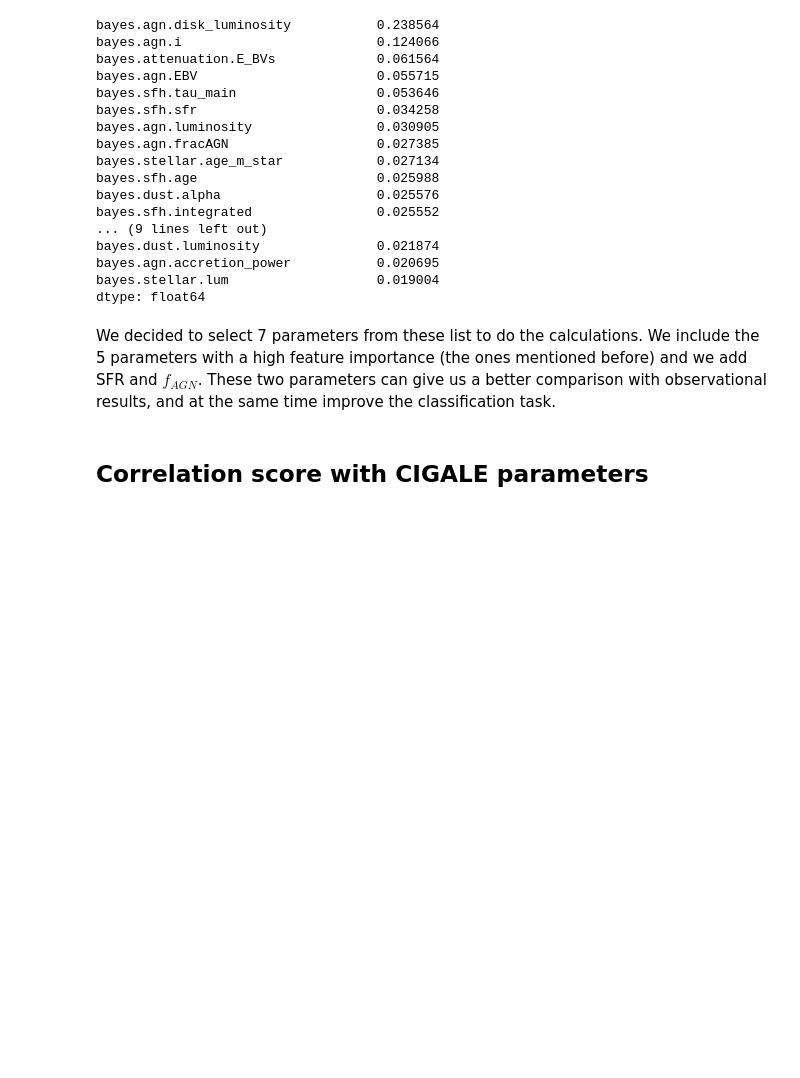
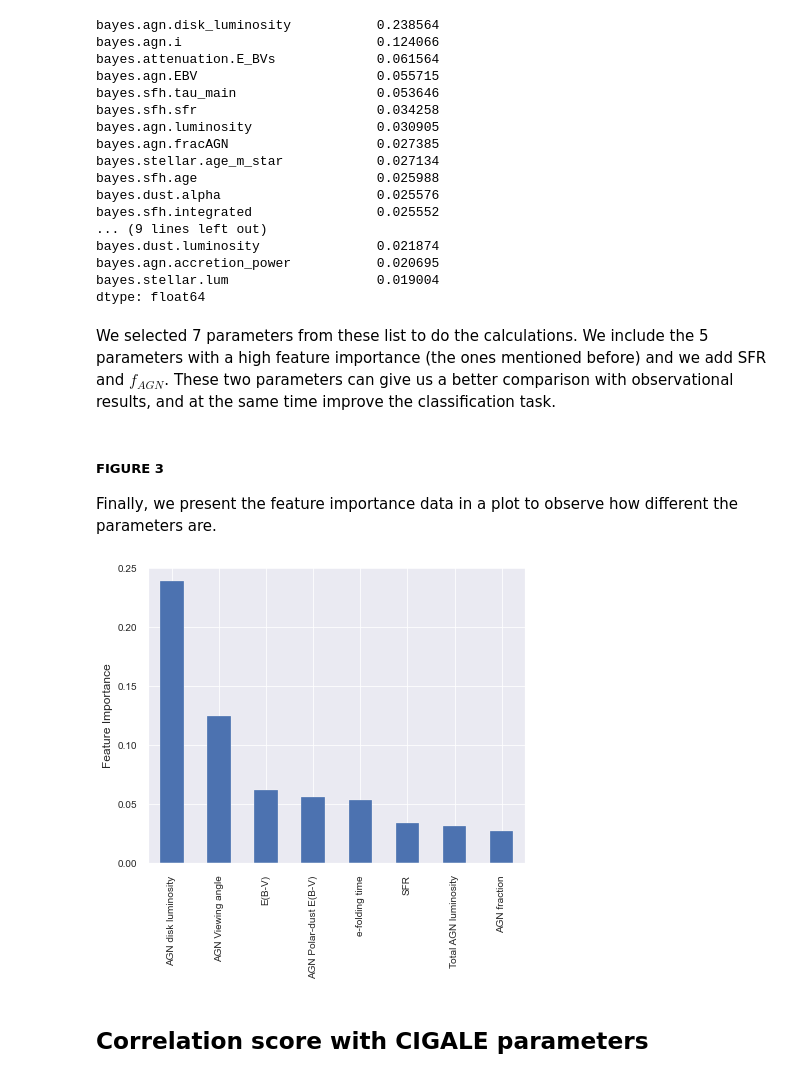
Before and after one commit to aframosp/AGNView, a Jupyter notebook: 10_Analysis_Tables.ipynb, the cells around one changed output. Cells and saved outputs as stored; diff of their text form; code cells hidden in the pictures; blank space fills up the shorter version.

Commit message:
Adding the S1n comparison with S1 and feature importance plots

```diff
--- a/10_Analysis_Tables.ipynb
+++ b/10_Analysis_Tables.ipynb
@@ -274,7 +274,7 @@ bayes.agn.accretion_power           0.020695
 bayes.stellar.lum                   0.019004
 dtype: float64
 # %% [markdown]
-We decided to select 7 parameters from these list to do the calculations. We include the 5 parameters with a high feature importance (the ones mentioned before) and we add SFR and $f_{AGN}$. These two parameters can give us a better comparison with observational results, and at the same time improve the classification task.
+We selected 7 parameters from these list to do the calculations. We include the 5 parameters with a high feature importance (the ones mentioned before) and we add SFR and $f_{AGN}$. These two parameters can give us a better comparison with observational results, and at the same time improve the classification task.
 # %%
 ManualCols = array(['bayes.agn.i',
                     'bayes.agn.fracAGN',
@@ -283,6 +283,33 @@ ManualCols = array(['bayes.agn.i',
                     'bayes.attenuation.E_BVs',
                     'bayes.sfh.sfr',
                     'bayes.sfh.tau_main'])
+# %% [markdown]
+##### FIGURE 3
+Finally, we present the feature importance data in a plot to observe how different the parameters are.
+# %%
+FeIm=pd.concat([RFFI, XGBFI]).groupby(level=0).mean().sort_values(ascending=False)[:8]
+# with plt.style.context('seaborn-talk'):
+with plt.style.context('seaborn-paper'):
+    plt.rcParams.update({'font.size': 12})
+    plt.rcParams.update({'axes.labelsize': 12})
+    plt.rcParams.update({'legend.fontsize': 10})
+    plt.rcParams.update({'ytick.labelsize': 10})
+    plt.rcParams.update({'xtick.labelsize': 10})
+    figure(figsize=(6.75, 5.44))
+    FeIm.plot.bar(rot=90)
+    plt.ylabel('Feature Importance')
+    plt.xticks(np.arange(8), ('AGN disk luminosity',
+                              'AGN Viewing angle',
+                              'E(B-V)',
+                              'AGN Polar-dust E(B-V)',
+                              'e-folding time',
+                              'SFR',
+                              'Total AGN luminosity',
+                              'AGN fraction'))
+    plt.savefig('Figures/F3.pdf',dpi=300,bbox_inches = 'tight') # For Paper
+#     plt.savefig('Talk_Figures/F3.png',dpi=300,bbox_inches = 'tight') # For Presentation
+# %% [output]
+[figure, added]
 # %% [markdown]
 ## Correlation score with CIGALE parameters
 # %% [markdown]
```
Also changed, not shown: 4 other files.
